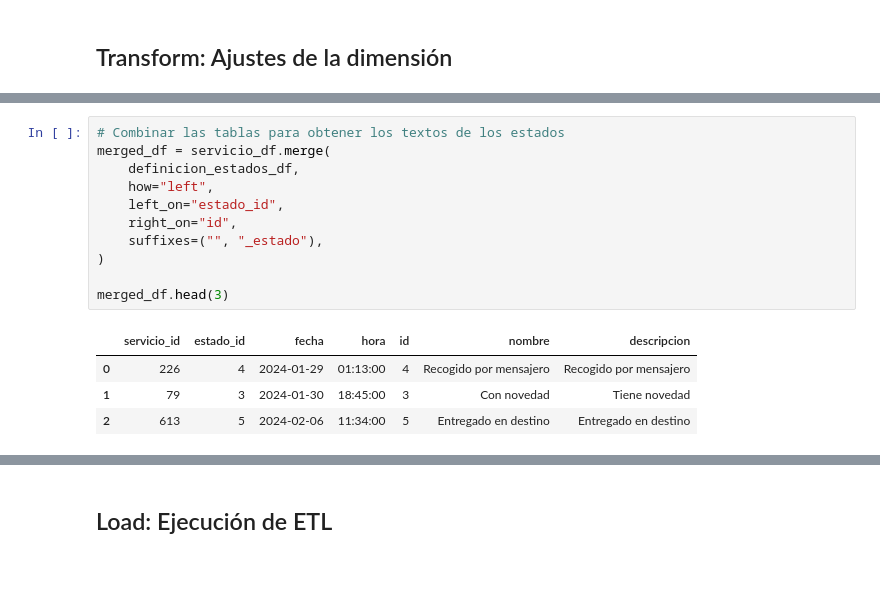
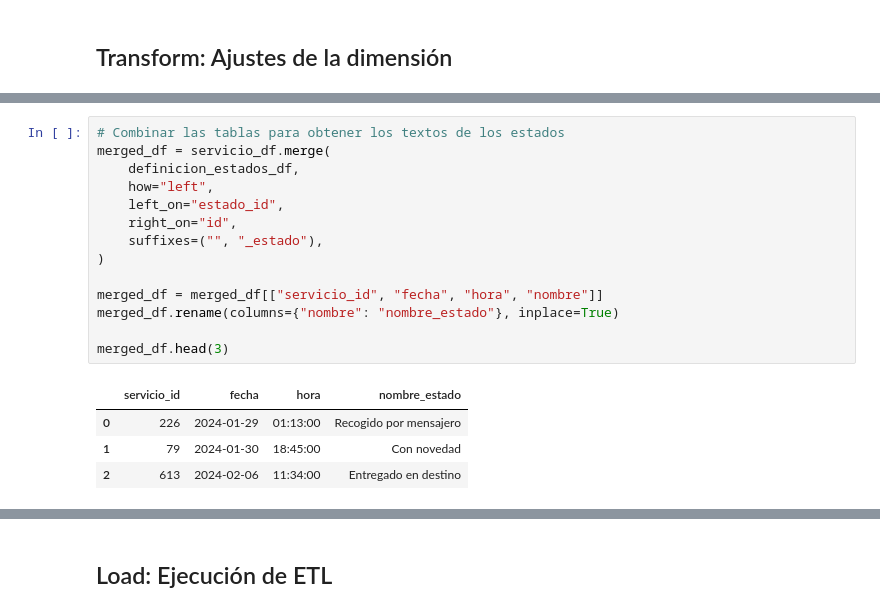
Before and after one commit to JuanLoaiza007/data-science-project-etl, a Jupyter notebook: notebooks/hecho_servicio_accumulating_snap.ipynb, the cells around one changed output, grey strips where cells are left out. Saved outputs shown, nothing was run; the diff lists cells and outputs as text; blank space fills up the shorter version.

```diff
--- a/notebooks/hecho_servicio_accumulating_snap.ipynb
+++ b/notebooks/hecho_servicio_accumulating_snap.ipynb
@@ -170,16 +90,19 @@ definicion_estados_df.head(10)
 # %%
 # Combinar las tablas para obtener los textos de los estados
 merged_df = servicio_df.merge(
     definicion_estados_df,
     how="left",
     left_on="estado_id",
     right_on="id",
     suffixes=("", "_estado"),
 )
 
+merged_df = merged_df[["servicio_id", "fecha", "hora", "nombre"]]
+merged_df.rename(columns={"nombre": "nombre_estado"}, inplace=True)
+
 merged_df.head(3)
 # %% [output]
-|  | servicio_id | estado_id | fecha | hora | id | nombre | descripcion |
-| 0 | 226 | 4 | 2024-01-29 | 01:13:00 | 4 | Recogido por mensajero | Recogido por mensajero |
-| 1 | 79 | 3 | 2024-01-30 | 18:45:00 | 3 | Con novedad | Tiene novedad |
-| 2 | 613 | 5 | 2024-02-06 | 11:34:00 | 5 | Entregado en destino | Entregado en destino |
+|  | servicio_id | fecha | hora | nombre_estado |
+| 0 | 226 | 2024-01-29 | 01:13:00 | Recogido por mensajero |
+| 1 | 79 | 2024-01-30 | 18:45:00 | Con novedad |
+| 2 | 613 | 2024-02-06 | 11:34:00 | Entregado en destino |
```
Also changed, not shown: parts of 22 cells of this notebook.
